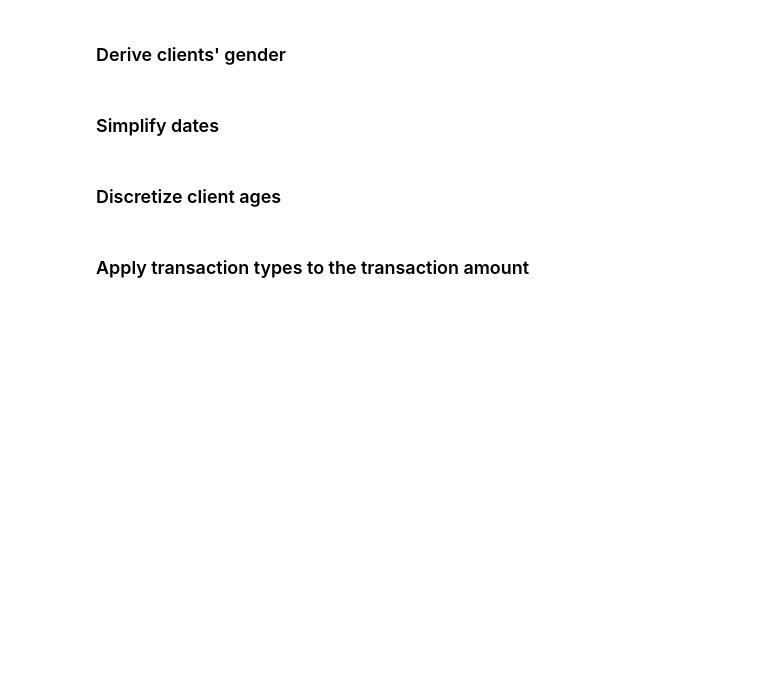
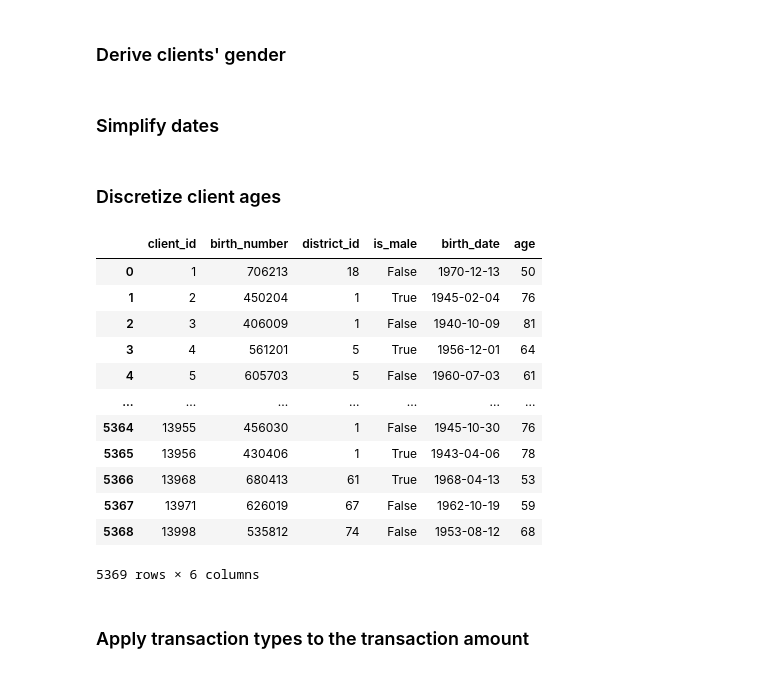
Before and after one commit to JoaoCostaIFG/AC, a Jupyter notebook: Banking.ipynb, the cells around one changed output. Cells and saved outputs as stored; diff of their text form; code cells hidden in the pictures; blank space fills up the shorter version.

```diff
--- a/Banking.ipynb
+++ b/Banking.ipynb
@@ -108,11 +88,11 @@ join_df.head()
 def identify_gender(old_tup):
     birth = old_tup['birth_number']
     month = (birth // 100) % 100
-    return 'F' if month > 12 else 'M'
+    return False if month > 12 else True
 
 # create a new gender column
 # it is derived from the clients' birth_number
-client_df['gender'] = client_df.apply(identify_gender, axis=1)
+client_df['is_male'] = client_df.apply(identify_gender, axis=1)
 # %% [markdown]
 ### Simplify dates
 # %%
@@ -139,16 +119,32 @@ trans_df['date'] = trans_df.apply(lambda x: identify_year(x, "date"), axis=1)
 # %%
 # create a new age column for clients
 def identify_age(old_tup):
     born = old_tup['birth_date']
     today = date.today()
     age = today.year - born.year - ((today.month, today.day) < (born.month, born.day))
     return age
 client_df['age'] = client_df.apply(identify_age, axis=1)
 
 # discretize ages
 age_bins=[20, 29, 39, 49, 66, 150]
 labels=['20-29', '30-39', '40-49', '50-65', 'reformers']
 client_df['age_bins'] = pd.cut(x=client_df['age'], bins=age_bins, labels=labels)
+# we don't need the birth dates anymore
+client_df.drop(['age_bins'], axis=1)
+# %% [output]
+|  | client_id | birth_number | district_id | is_male | birth_date | age |
+| 0 | 1 | 706213 | 18 | False | 1970-12-13 | 50 |
+| 1 | 2 | 450204 | 1 | True | 1945-02-04 | 76 |
+| 2 | 3 | 406009 | 1 | False | 1940-10-09 | 81 |
+| 3 | 4 | 561201 | 5 | True | 1956-12-01 | 64 |
+| 4 | 5 | 605703 | 5 | False | 1960-07-03 | 61 |
+| ... | ... | ... | ... | ... | ... | ... |
+| 5364 | 13955 | 456030 | 1 | False | 1945-10-30 | 76 |
+| 5365 | 13956 | 430406 | 1 | True | 1943-04-06 | 78 |
+| 5366 | 13968 | 680413 | 61 | True | 1968-04-13 | 53 |
+| 5367 | 13971 | 626019 | 67 | False | 1962-10-19 | 59 |
+| 5368 | 13998 | 535812 | 74 | False | 1953-08-12 | 68 |
+5369 rows × 6 columns
 # %% [markdown]
 ### Apply transaction types to the transaction amount
 # %%
```
Also changed, not shown: parts of 21 cells of this notebook, 1 other file.
